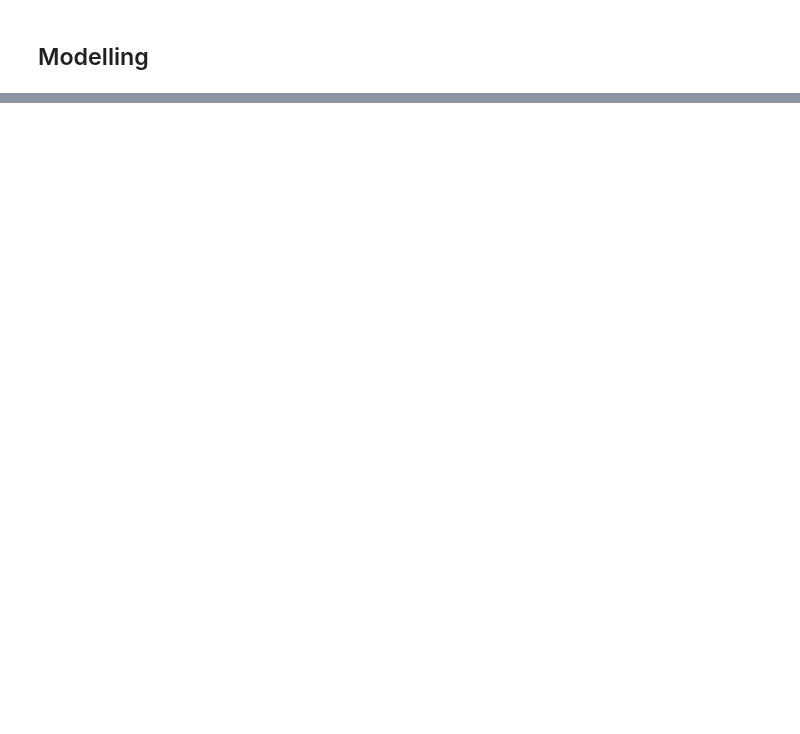
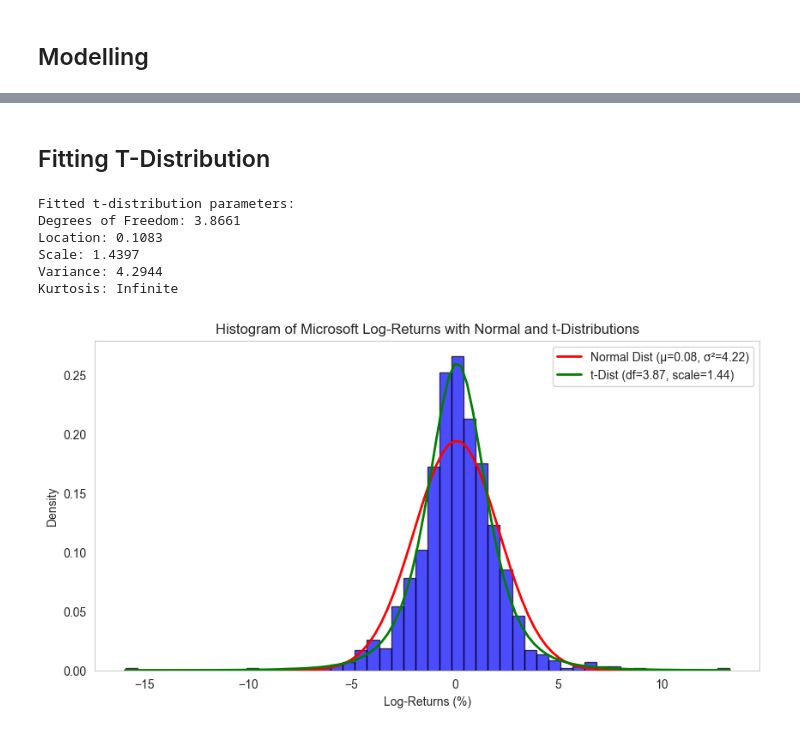
Before and after one commit to sajodajo/FinIDX-G4, a Jupyter notebook: EDA.ipynb, the cells around one changed output, grey strips where cells are left out. Saved outputs shown, nothing was run; the diff lists cells and outputs as text; code cells hidden in the pictures; blank space fills up the shorter version.

```diff
--- a/EDA.ipynb
+++ b/EDA.ipynb
@@ -85,0 +113,49 @@ df.sample(10)
+# %% [markdown]
+## Fitting T-Distribution
+# %%
+from scipy.stats import t
+
+# Fit a t-distribution to the log-returns
+params = t.fit(df['Log_Return'])  # Direct fitting
+
+# Extract fitted parameters
+df_t, loc_t, scale_t = params
+
+# Compute variance and kurtosis of the fitted t-distribution
+variance_t = (df_t / (df_t - 2)) * (scale_t ** 2) if df_t > 2 else np.nan
+kurtosis_t = (6 / (df_t - 4)) if df_t > 4 else np.inf  # Infinite for df <= 4
+
+# Print fitted parameters and statistics
+print(f"Fitted t-distribution parameters:")
+print(f"Degrees of Freedom: {df_t:.4f}")
+print(f"Location: {loc_t:.4f}")
+print(f"Scale: {scale_t:.4f}")
+print(f"Variance: {variance_t:.4f}")
+print(f"Kurtosis: {'Infinite' if np.isinf(kurtosis_t) else f'{kurtosis_t:.4f}'}")
+
+# Plot histogram with normal and t-distribution curves
+plt.figure(figsize=(10, 5))
+count, bins, _ = plt.hist(df['Log_Return'], bins=50, alpha=0.7, color='blue', edgecolor='black', density=True)
+
+# Compute normal and t-distribution curves
+x = np.linspace(bins[0], bins[-1], 100)
+pdf_norm = norm.pdf(x, np.mean(df['Log_Return']), np.std(df['Log_Return']))
+pdf_t = t.pdf(x, df_t, loc=loc_t, scale=scale_t)
+
+plt.plot(x, pdf_norm, color='red', lw=2, label=f'Normal Dist (μ={np.mean(df["Log_Return"]):.2f}, σ²={np.var(df["Log_Return"]):.2f})')
+plt.plot(x, pdf_t, color='green', lw=2, label=f't-Dist (df={df_t:.2f}, scale={scale_t:.2f})')
+
+plt.xlabel("Log-Returns (%)")
+plt.ylabel("Density")
+plt.title(f"Histogram of {fCompany} Log-Returns with Normal and t-Distributions")
+plt.legend()
+plt.grid()
+plt.show()
+# %% [output]
+Fitted t-distribution parameters:
+Degrees of Freedom: 3.8661
+Location: 0.1083
+Scale: 1.4397
+Variance: 4.2944
+Kurtosis: Infinite
+[figure, added]
```
Also changed, not shown: parts of 14 cells of this notebook, 1 other file.
